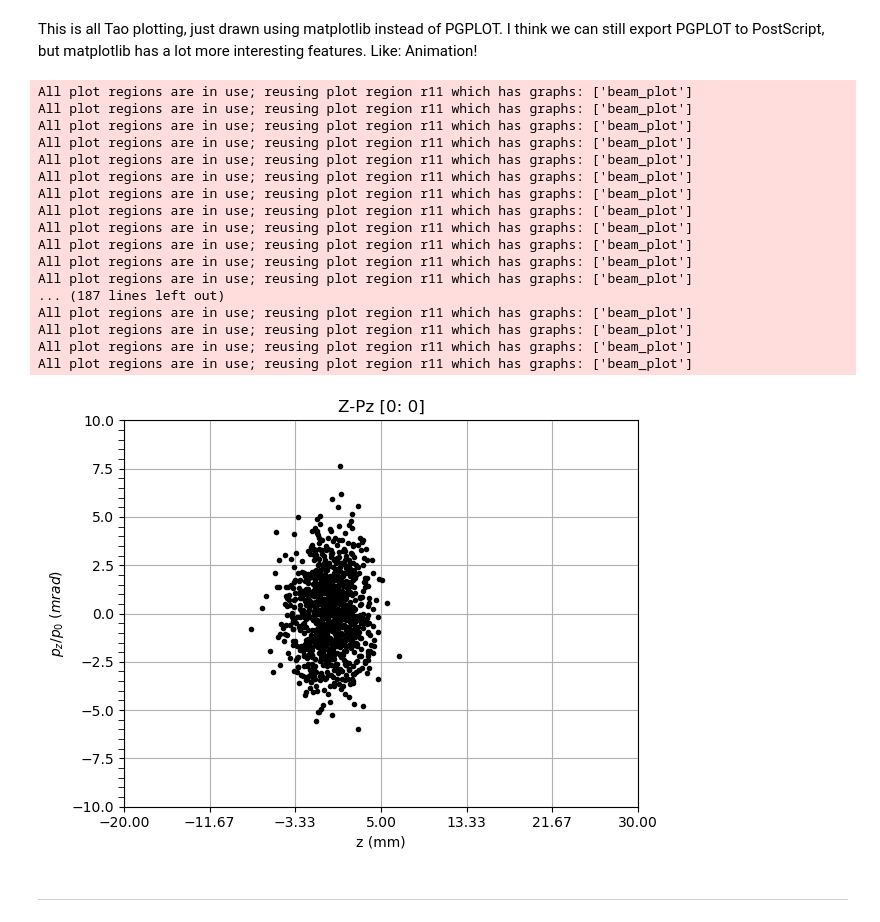
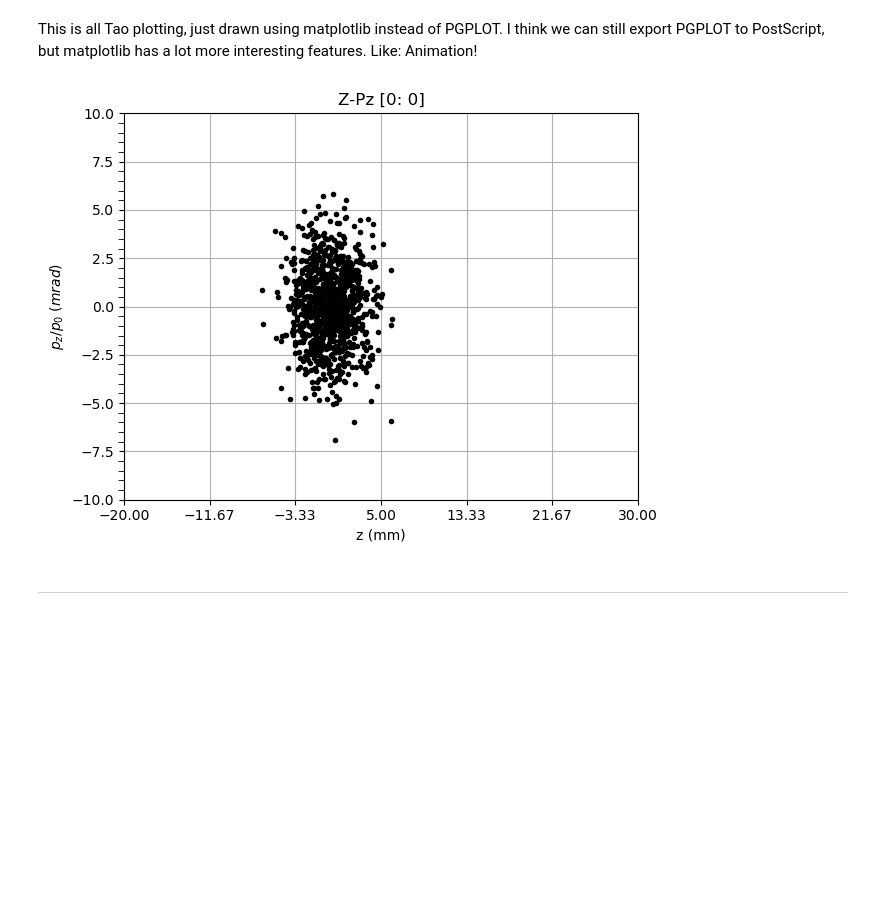
Before and after one commit to andrew-koren/learn-bmad, a Jupyter notebook: project_3/project_3.ipynb, the cells around one changed output. Drawn from its saved outputs; the diff is of its cells as text; code cells hidden in the pictures; blank space fills up the shorter version.

```diff
--- a/project_3/project_3.ipynb
+++ b/project_3/project_3.ipynb
@@ -465,39 +467,22 @@ This is all Tao plotting, just drawn using matplotlib instead of PGPLOT. I think
 # %%
 tao.plot('beam_plot')
 fig = plt.gcf()
 axes = fig.get_axes()
 
 def update(frame):
     tao.cmd(f'set curve T::beam_plot.x.c1 ix_ele_ref = {frame}')
 
     for ax in axes: # prevents drawing from being kept
         ax.clear()
-    tao.plot('beam_plot', axes=axes)
+    tao.plot('beam_plot', axes=axes, region_name='r11')
 
     fig.canvas.draw()
     return axes
 
 ani = animation.FuncAnimation(fig, update, frames=range(0,1000,5), interval=50, blit=False)
 ani.save('beam_animation.gif', writer='pillow')
 # %% [output]
-All plot regions are in use; reusing plot region r11 which has graphs: ['beam_plot']
-All plot regions are in use; reusing plot region r11 which has graphs: ['beam_plot']
-All plot regions are in use; reusing plot region r11 which has graphs: ['beam_plot']
-All plot regions are in use; reusing plot region r11 which has graphs: ['beam_plot']
-All plot regions are in use; reusing plot region r11 which has graphs: ['beam_plot']
-All plot regions are in use; reusing plot region r11 which has graphs: ['beam_plot']
-All plot regions are in use; reusing plot region r11 which has graphs: ['beam_plot']
-All plot regions are in use; reusing plot region r11 which has graphs: ['beam_plot']
-All plot regions are in use; reusing plot region r11 which has graphs: ['beam_plot']
-All plot regions are in use; reusing plot region r11 which has graphs: ['beam_plot']
-All plot regions are in use; reusing plot region r11 which has graphs: ['beam_plot']
-All plot regions are in use; reusing plot region r11 which has graphs: ['beam_plot']
-... (187 lines left out)
-All plot regions are in use; reusing plot region r11 which has graphs: ['beam_plot']
-All plot regions are in use; reusing plot region r11 which has graphs: ['beam_plot']
-All plot regions are in use; reusing plot region r11 which has graphs: ['beam_plot']
-All plot regions are in use; reusing plot region r11 which has graphs: ['beam_plot']
-[figure, old version]
+[figure, new version]
 # %% [markdown]
 ---
 # %% [markdown]
```
Also changed, not shown: parts of 3 cells of this notebook, 1 other file.
